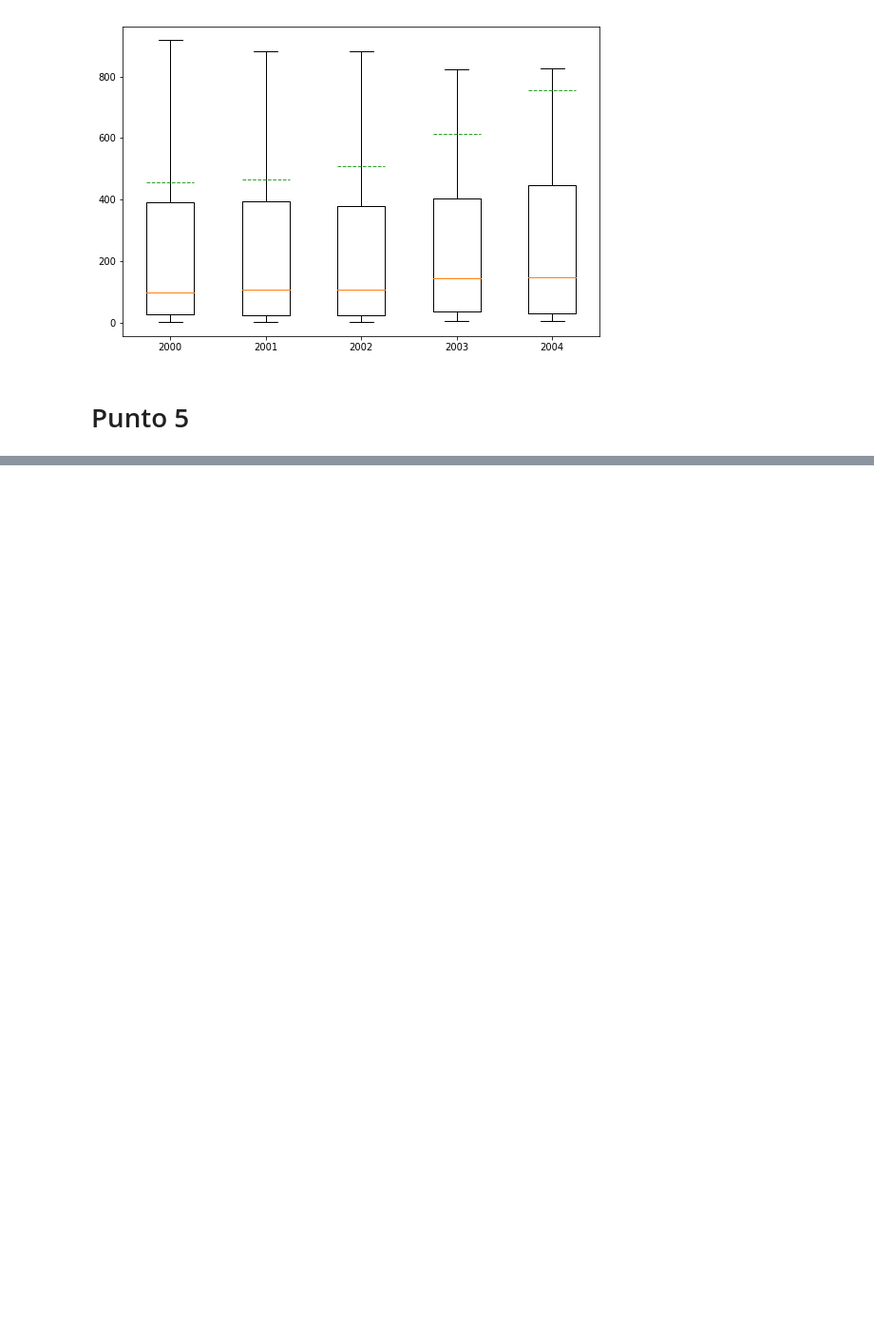
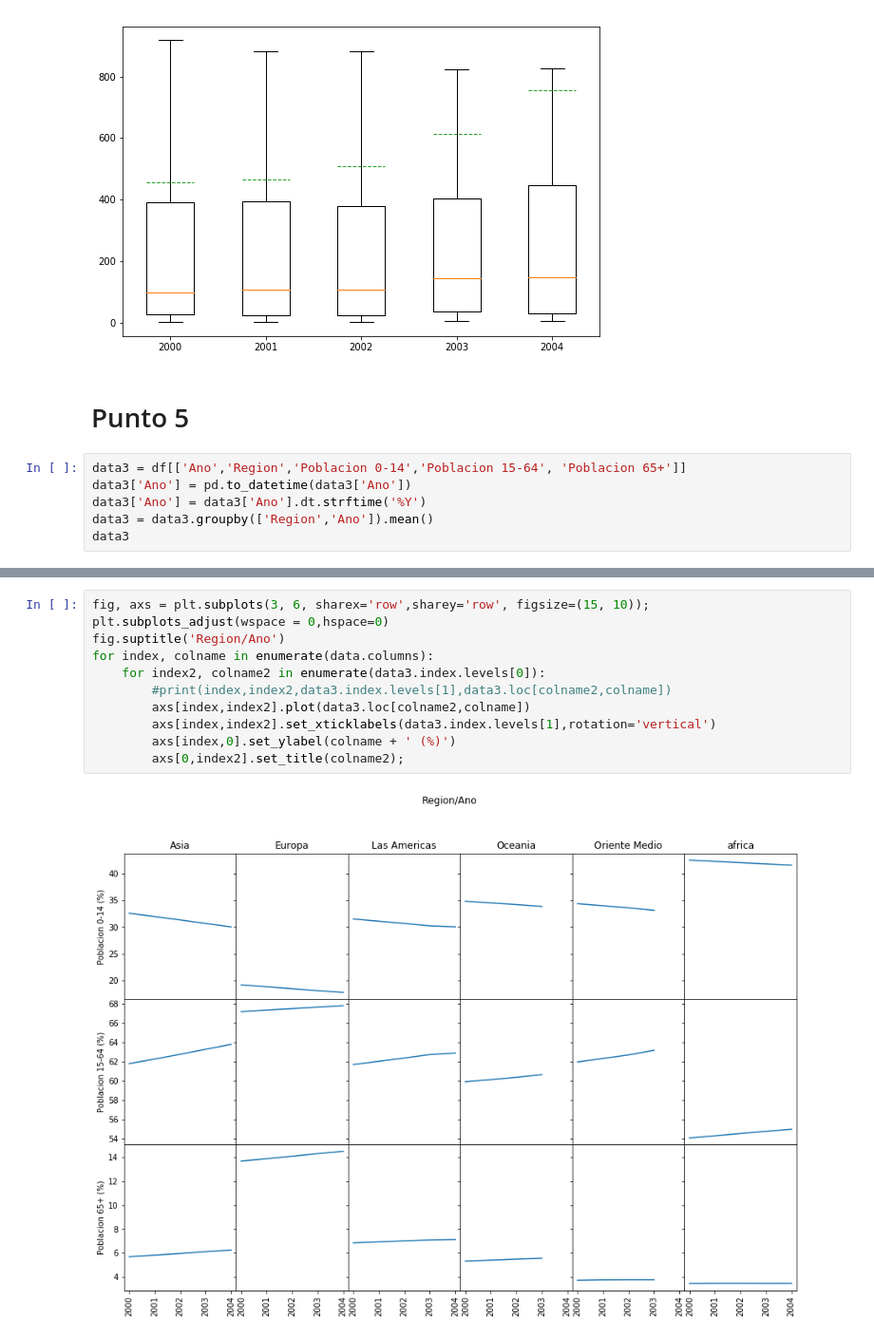
Before and after one commit to cda-2019-01/lab-visualizacion-matplotlib-migvelmonsalve, a Jupyter notebook: visualizacion-de-datos-usando-matplotlib.ipynb, the cells around one changed output, grey strips where cells are left out. Shown at 95% size. Cells and saved outputs as stored; diff of their text form; blank space fills up the shorter version.

```diff
--- a/visualizacion-de-datos-usando-matplotlib.ipynb
+++ b/visualizacion-de-datos-usando-matplotlib.ipynb
@@ -140,3 +140,9 @@ See the caveats in the documentation: http://pandas.pydata.org/pandas-docs/stabl
 [figure]
 # %% [markdown]
 # Punto 5
+# %%
+data3 = df[['Ano','Region','Poblacion 0-14','Poblacion 15-64', 'Poblacion 65+']]
+data3['Ano'] = pd.to_datetime(data3['Ano'])
+data3['Ano'] = data3['Ano'].dt.strftime('%Y')
+data3 = data3.groupby(['Region','Ano']).mean()
+data3
@@ -142,0 +178,13 @@ See the caveats in the documentation: http://pandas.pydata.org/pandas-docs/stabl
+# %%
+fig, axs = plt.subplots(3, 6, sharex='row',sharey='row', figsize=(15, 10));
+plt.subplots_adjust(wspace = 0,hspace=0)
+fig.suptitle('Region/Ano')
+for index, colname in enumerate(data.columns):
+    for index2, colname2 in enumerate(data3.index.levels[0]):
+        #print(index,index2,data3.index.levels[1],data3.loc[colname2,colname])
+        axs[index,index2].plot(data3.loc[colname2,colname])
+        axs[index,index2].set_xticklabels(data3.index.levels[1],rotation='vertical')
+        axs[index,0].set_ylabel(colname + ' (%)')
+        axs[0,index2].set_title(colname2);
+# %% [output]
+[figure, added]
```
Also changed, not shown: parts of 1 cell of this notebook.
